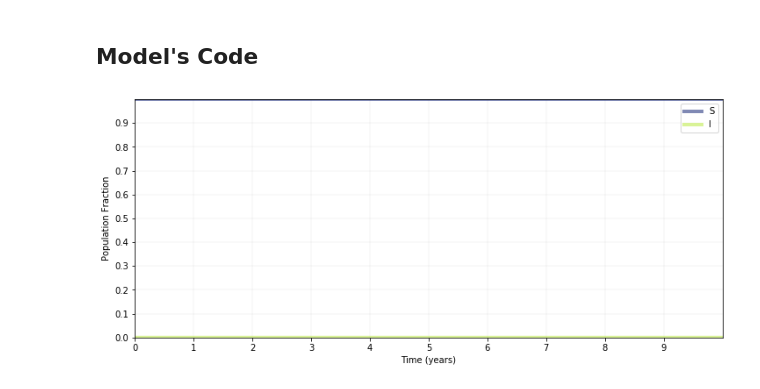
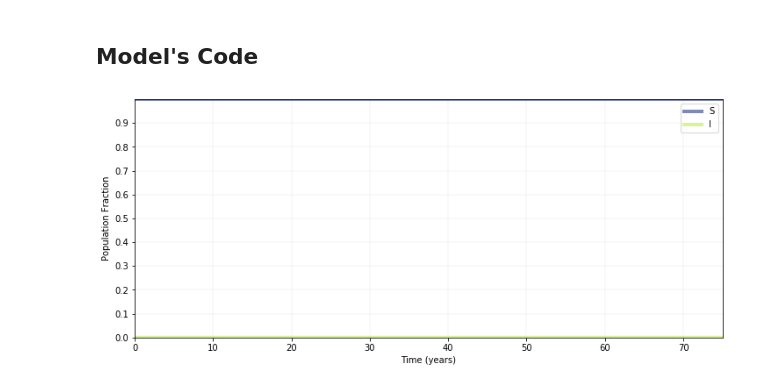
Before and after one commit to Chipdelmal/epiModellingClass, a Jupyter notebook: Practical03/Gonorrhea_Simple.ipynb, the cells around one changed output. Cells and saved outputs as stored; diff of their text form; code cells hidden in the pictures.

```diff
--- a/Practical03/Gonorrhea_Simple.ipynb
+++ b/Practical03/Gonorrhea_Simple.ipynb
@@ -30,27 +30,27 @@ warnings.filterwarnings("ignore",category=DeprecationWarning)
 plt.rcParams['figure.figsize'] = [12, 5]
 # %%
 # User inputs ############################################################
-(N, tmax) = (200000000, 10 * 12)
-(beta, partRate, duration) = (.75, 1/6, 2)
+(N, tmax) = (200000000, 75 * 12)
+(beta, partRate, duration) = (.75, 2/12, 2)
 (iInit) = (1)
 # Internals ##############################################################
 (sInit, rec) = (N - iInit, 1 / duration)
 t = np.linspace(0, tmax, tmax * 10)
 y0 = (sInit, iInit)
 # Run ####################################################################
 ret = odeint(model.dGonorrhea, y0, t, args=(N, beta, partRate, rec))
 (S, I) = ret.T / N
 # Plot ###################################################################
 tp = ((S, '#02146b', 'S'), (I, '#b4e830', 'I'))
 (fig, ax) = aux.plotEpiDynamicsPop(tp, t/12, tmax/12, 1)
-ax.set_xticks(np.arange(0, tmax/12, 1))
+ax.set_xticks(np.arange(0, tmax/12, 10))
 ax.set_yticks(np.arange(0, 1, .1))
 plt.grid(b=True, which='major', lw=.2, alpha=.5, color='#666666', linestyle='--')
 # Save Figure ############################################################
 plt.savefig(
     './img/Gonorrhea.png',
     dpi=500, pad_inches=.01, bbox_inches='tight'
 )
 # %% [output]
-[figure, old version]
+[figure, new version]
 # %%
```
Also changed, not shown: parts of 1 cell of this notebook, 1 other file.
